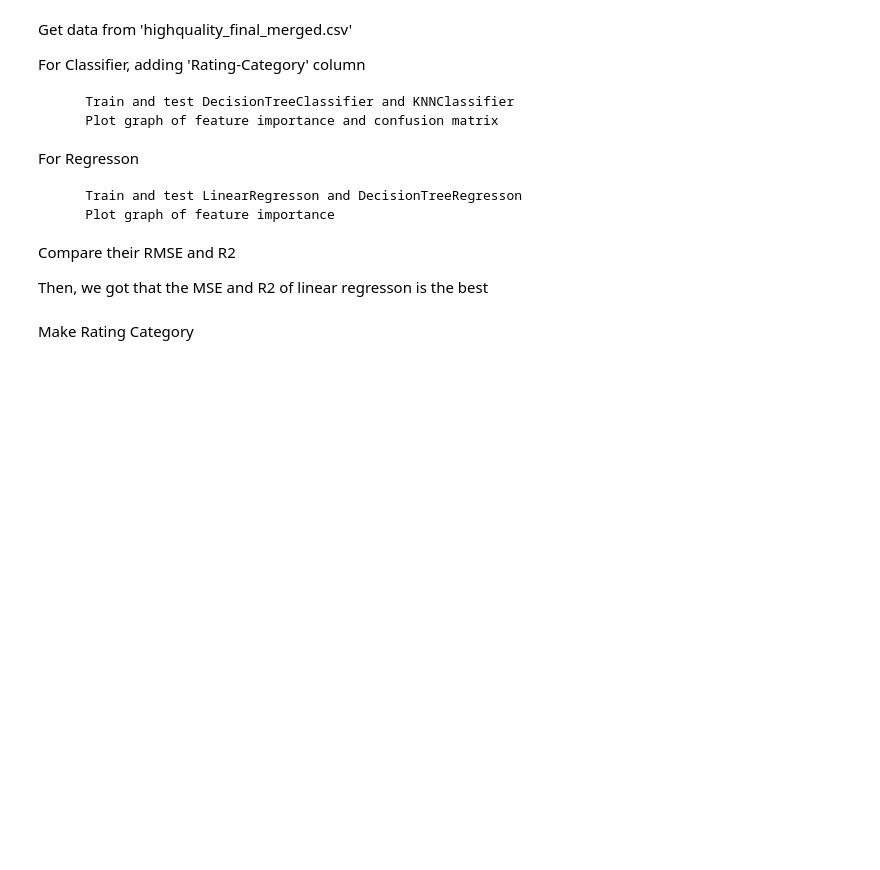
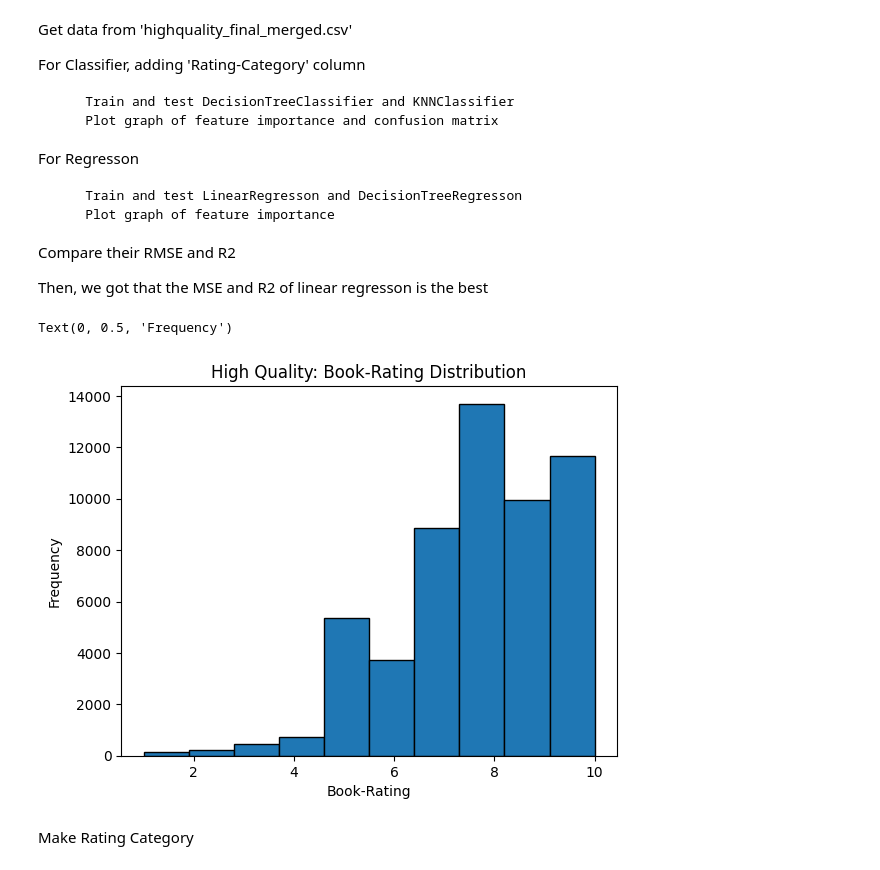
Before and after one commit to YubotKwng/Bookstore-management-Data-Processing, a Jupyter notebook: ml_regresson.ipynb, the cells around one changed output. Saved outputs shown, nothing was run; the diff lists cells and outputs as text; code cells hidden in the pictures; blank space fills up the shorter version.

Commit message:
add missing graph

```diff
--- a/ml_regresson.ipynb
+++ b/ml_regresson.ipynb
@@ -31,6 +31,17 @@ from sklearn.neighbors import KNeighborsClassifier
 import matplotlib.pyplot as plt
 import numpy as np
 import seaborn as sns
+# %%
+# Show the distribution of ratings from high quality users
+plt.hist(hq_df['Book-Rating'], bins=10, edgecolor='black')
+
+# Set plot title and labels
+plt.title('High Quality: Book-Rating Distribution')
+plt.xlabel('Book-Rating')
+plt.ylabel('Frequency')
+# %% [output]
+Text(0, 0.5, 'Frequency')
+[figure, added]
 # %% [markdown]
 Make Rating Category
 # %%
```
Also changed, not shown: parts of 2 cells of this notebook.
